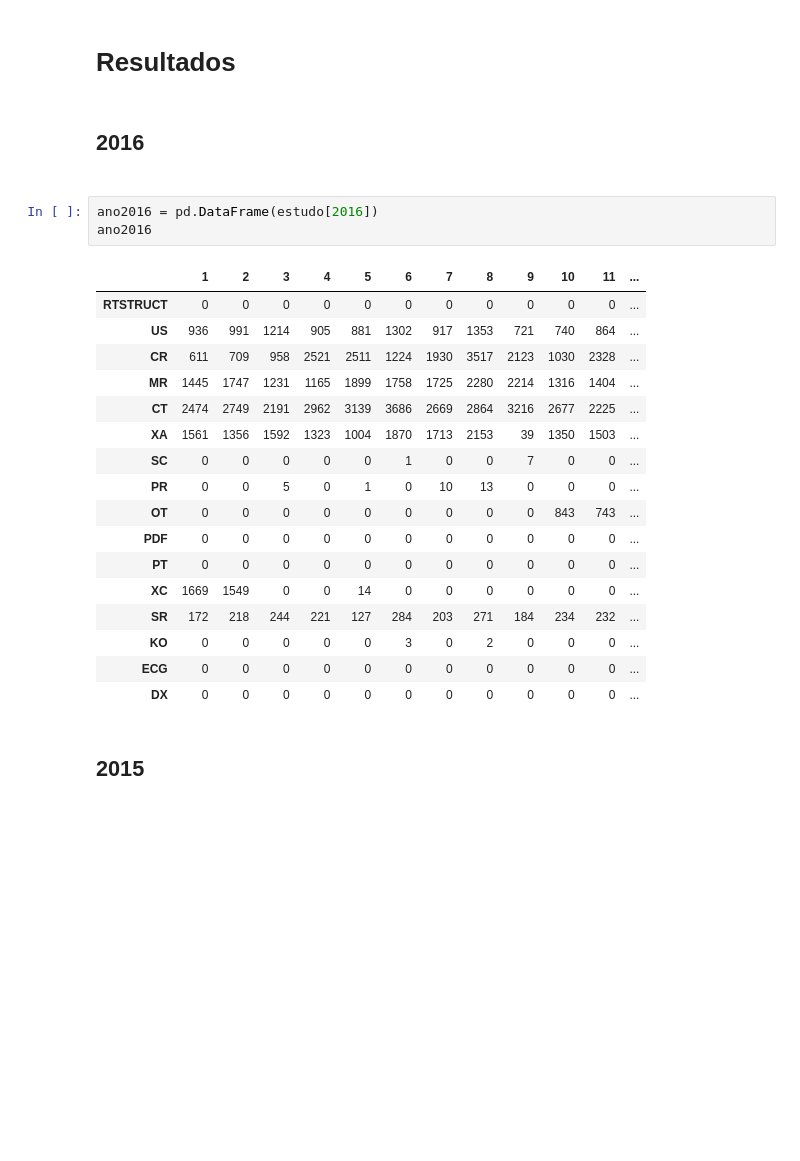
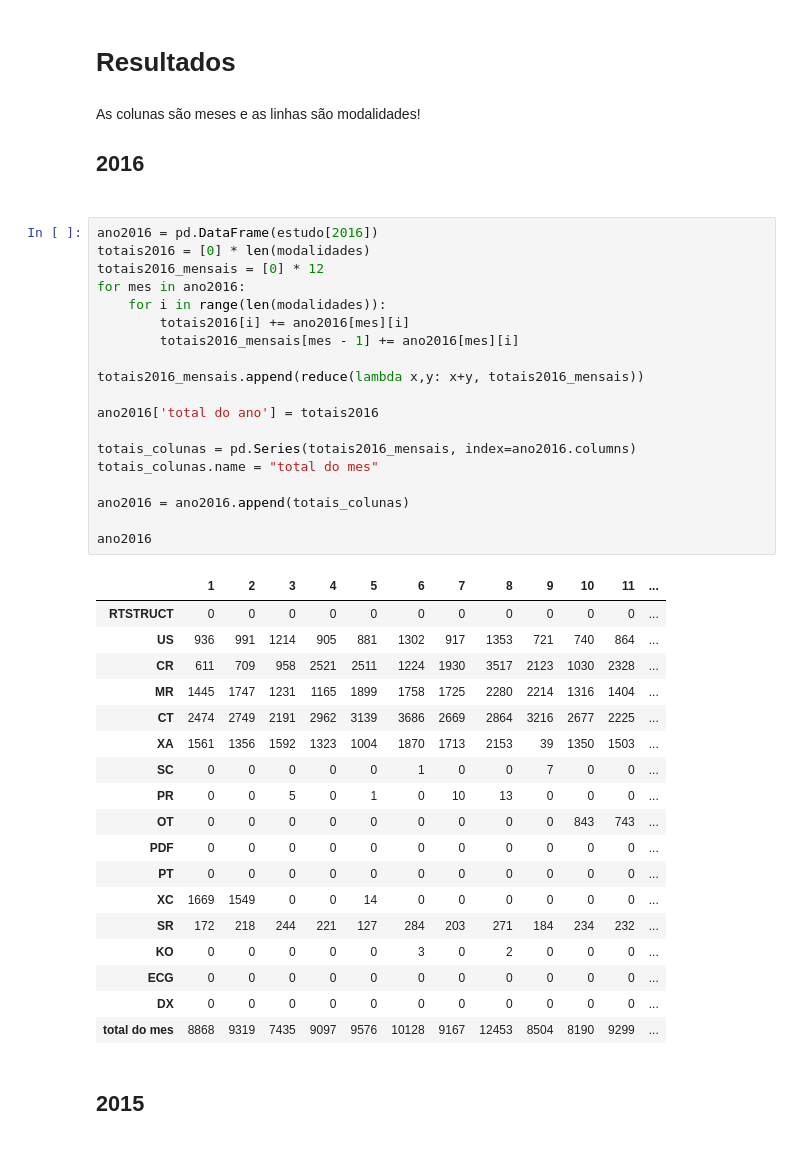
Before and after one commit to diego-lima/estudos, a Jupyter notebook: Bimed/Explorando o banco do PACS.ipynb, the cells around one changed output. Cells and saved outputs as stored; diff of their text form; blank space fills up the shorter version.

```diff
--- a/Bimed/Explorando o banco do PACS.ipynb
+++ b/Bimed/Explorando o banco do PACS.ipynb
@@ -36,28 +40,46 @@ for ano in anos:
         dados_ano[mes] = pd.Series(quantidades_mes, index=modalidades)
 # %% [markdown]
 <h1>Resultados</h1>
-# %% [markdown]
-<h2>2016<h2>
-# %%
-ano2016 = pd.DataFrame(estudo[2016])
-ano2016
-# %% [output]
-|  | 1 | 2 | 3 | 4 | 5 | 6 | 7 | 8 | 9 | 10 | 11 | ... |
-| RTSTRUCT | 0 | 0 | 0 | 0 | 0 | 0 | 0 | 0 | 0 | 0 | 0 | ... |
-| US | 936 | 991 | 1214 | 905 | 881 | 1302 | 917 | 1353 | 721 | 740 | 864 | ... |
-| CR | 611 | 709 | 958 | 2521 | 2511 | 1224 | 1930 | 3517 | 2123 | 1030 | 2328 | ... |
-| MR | 1445 | 1747 | 1231 | 1165 | 1899 | 1758 | 1725 | 2280 | 2214 | 1316 | 1404 | ... |
-| CT | 2474 | 2749 | 2191 | 2962 | 3139 | 3686 | 2669 | 2864 | 3216 | 2677 | 2225 | ... |
-| XA | 1561 | 1356 | 1592 | 1323 | 1004 | 1870 | 1713 | 2153 | 39 | 1350 | 1503 | ... |
-| SC | 0 | 0 | 0 | 0 | 0 | 1 | 0 | 0 | 7 | 0 | 0 | ... |
-| PR | 0 | 0 | 5 | 0 | 1 | 0 | 10 | 13 | 0 | 0 | 0 | ... |
-| OT | 0 | 0 | 0 | 0 | 0 | 0 | 0 | 0 | 0 | 843 | 743 | ... |
-| PDF | 0 | 0 | 0 | 0 | 0 | 0 | 0 | 0 | 0 | 0 | 0 | ... |
-| PT | 0 | 0 | 0 | 0 | 0 | 0 | 0 | 0 | 0 | 0 | 0 | ... |
-| XC | 1669 | 1549 | 0 | 0 | 14 | 0 | 0 | 0 | 0 | 0 | 0 | ... |
-| SR | 172 | 218 | 244 | 221 | 127 | 284 | 203 | 271 | 184 | 234 | 232 | ... |
-| KO | 0 | 0 | 0 | 0 | 0 | 3 | 0 | 2 | 0 | 0 | 0 | ... |
-| ECG | 0 | 0 | 0 | 0 | 0 | 0 | 0 | 0 | 0 | 0 | 0 | ... |
-| DX | 0 | 0 | 0 | 0 | 0 | 0 | 0 | 0 | 0 | 0 | 0 | ... |
+# %% [markdown]
+As colunas são meses e as linhas são modalidades!
+<h2>2016<h2>
+# %%
+ano2016 = pd.DataFrame(estudo[2016])
+totais2016 = [0] * len(modalidades)
+totais2016_mensais = [0] * 12
+for mes in ano2016:
+    for i in range(len(modalidades)):
+        totais2016[i] += ano2016[mes][i]
+        totais2016_mensais[mes - 1] += ano2016[mes][i]
+
+totais2016_mensais.append(reduce(lambda x,y: x+y, totais2016_mensais))
+
+ano2016['total do ano'] = totais2016
+
+totais_colunas = pd.Series(totais2016_mensais, index=ano2016.columns)
+totais_colunas.name = "total do mes"
+
+ano2016 = ano2016.append(totais_colunas)
+
+ano2016
+# %% [output]
+|  | 1 | 2 | 3 | 4 | 5 | 6 | 7 | 8 | 9 | 10 | 11 | ... |
+| RTSTRUCT | 0 | 0 | 0 | 0 | 0 | 0 | 0 | 0 | 0 | 0 | 0 | ... |
+| US | 936 | 991 | 1214 | 905 | 881 | 1302 | 917 | 1353 | 721 | 740 | 864 | ... |
+| CR | 611 | 709 | 958 | 2521 | 2511 | 1224 | 1930 | 3517 | 2123 | 1030 | 2328 | ... |
+| MR | 1445 | 1747 | 1231 | 1165 | 1899 | 1758 | 1725 | 2280 | 2214 | 1316 | 1404 | ... |
+| CT | 2474 | 2749 | 2191 | 2962 | 3139 | 3686 | 2669 | 2864 | 3216 | 2677 | 2225 | ... |
+| XA | 1561 | 1356 | 1592 | 1323 | 1004 | 1870 | 1713 | 2153 | 39 | 1350 | 1503 | ... |
+| SC | 0 | 0 | 0 | 0 | 0 | 1 | 0 | 0 | 7 | 0 | 0 | ... |
+| PR | 0 | 0 | 5 | 0 | 1 | 0 | 10 | 13 | 0 | 0 | 0 | ... |
+| OT | 0 | 0 | 0 | 0 | 0 | 0 | 0 | 0 | 0 | 843 | 743 | ... |
+| PDF | 0 | 0 | 0 | 0 | 0 | 0 | 0 | 0 | 0 | 0 | 0 | ... |
+| PT | 0 | 0 | 0 | 0 | 0 | 0 | 0 | 0 | 0 | 0 | 0 | ... |
+| XC | 1669 | 1549 | 0 | 0 | 14 | 0 | 0 | 0 | 0 | 0 | 0 | ... |
+| SR | 172 | 218 | 244 | 221 | 127 | 284 | 203 | 271 | 184 | 234 | 232 | ... |
+| KO | 0 | 0 | 0 | 0 | 0 | 3 | 0 | 2 | 0 | 0 | 0 | ... |
+| ECG | 0 | 0 | 0 | 0 | 0 | 0 | 0 | 0 | 0 | 0 | 0 | ... |
+| DX | 0 | 0 | 0 | 0 | 0 | 0 | 0 | 0 | 0 | 0 | 0 | ... |
+| total do mes | 8868 | 9319 | 7435 | 9097 | 9576 | 10128 | 9167 | 12453 | 8504 | 8190 | 9299 | ... |
 # %% [markdown]
 <h2>2015<h2>
```
Also changed, not shown: parts of 9 cells of this notebook.
